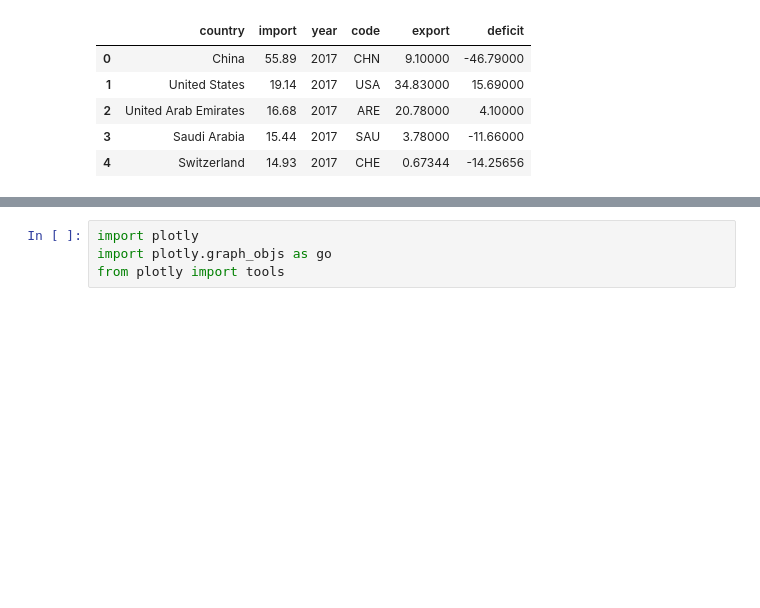
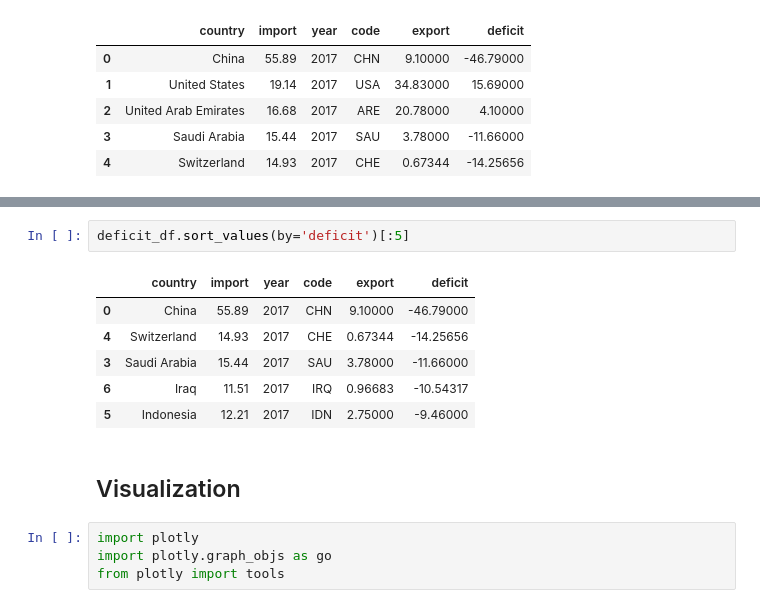
Before and after one commit to indianmoody/fact_mining, a Jupyter notebook: india_trade_deficit/trade_deficit_analysis.ipynb, the cells around one changed output, grey strips where cells are left out. Saved outputs shown, nothing was run; the diff lists cells and outputs as text; blank space fills up the shorter version.

```diff
--- a/india_trade_deficit/trade_deficit_analysis.ipynb
+++ b/india_trade_deficit/trade_deficit_analysis.ipynb
@@ -62,3 +71,14 @@ deficit_df['deficit'].sum()
+# %%
+deficit_df.sort_values(by='deficit')[:5]
+# %% [output]
+|  | country | import | year | code | export | deficit |
+| 0 | China | 55.89 | 2017 | CHN | 9.10000 | -46.79000 |
+| 4 | Switzerland | 14.93 | 2017 | CHE | 0.67344 | -14.25656 |
+| 3 | Saudi Arabia | 15.44 | 2017 | SAU | 3.78000 | -11.66000 |
+| 6 | Iraq | 11.51 | 2017 | IRQ | 0.96683 | -10.54317 |
+| 5 | Indonesia | 12.21 | 2017 | IDN | 2.75000 | -9.46000 |
+# %% [markdown]
+## Visualization
 # %%
 import plotly
 import plotly.graph_objs as go
```
Also changed, not shown: parts of 2 cells of this notebook, 5 other files.
